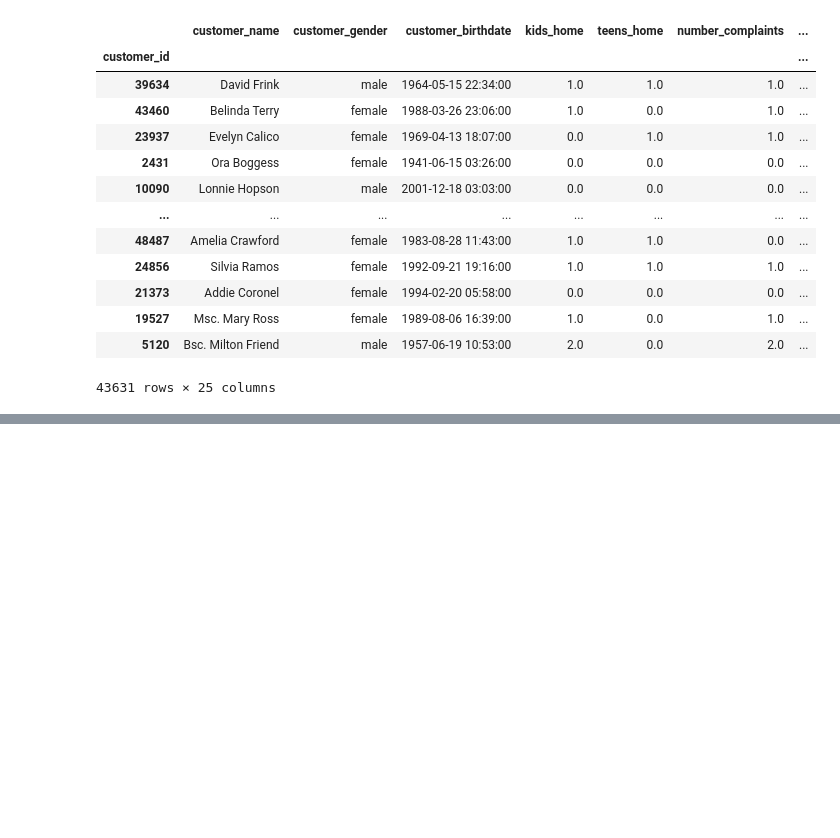
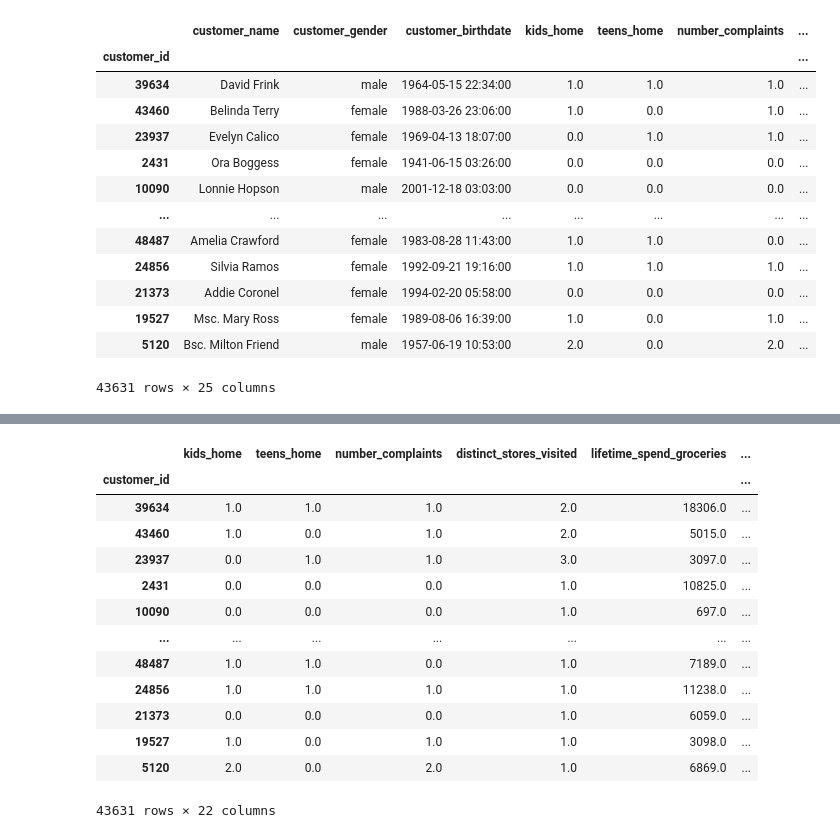
Before and after one commit to JoaoF7/Project-ML, a Jupyter notebook: Pre-processing.ipynb, the cells around one changed output, grey strips where cells are left out. Drawn from its saved outputs; the diff is of its cells as text; code cells hidden in the pictures; blank space fills up the shorter version.

```diff
--- a/Untitled-1.ipynb
+++ b/Pre-processing.ipynb
@@ -131,0 +145,2 @@ customer_info
+# %%
+customer_info["loyalty_card"] = customer_info["loyalty_card_number"].notnull().astype(int)
@@ -131,0 +163,4 @@ customer_info
+# %%
+customer_info = pd.get_dummies(customer_info, columns= ["customer_gender"], drop_first= True)
+# %%
+customer_info["customer_gender_male"] = customer_info["customer_gender_male"].apply(lambda x: 1 if x == True else 0)
@@ -131,0 +183,19 @@ customer_info
+# %%
+customers = customer_info.drop(columns = ["customer_name", "customer_birthdate", "loyalty_card_number"])
+# %%
+customers
+# %% [output]
+|  | kids_home | teens_home | number_complaints | distinct_stores_visited | lifetime_spend_groceries | ... |
+| customer_id |  |  |  |  |  | ... |
+| 39634 | 1.0 | 1.0 | 1.0 | 2.0 | 18306.0 | ... |
+| 43460 | 1.0 | 0.0 | 1.0 | 2.0 | 5015.0 | ... |
+| 23937 | 0.0 | 1.0 | 1.0 | 3.0 | 3097.0 | ... |
+| 2431 | 0.0 | 0.0 | 0.0 | 1.0 | 10825.0 | ... |
+| 10090 | 0.0 | 0.0 | 0.0 | 1.0 | 697.0 | ... |
+| ... | ... | ... | ... | ... | ... | ... |
+| 48487 | 1.0 | 1.0 | 0.0 | 1.0 | 7189.0 | ... |
+| 24856 | 1.0 | 1.0 | 1.0 | 1.0 | 11238.0 | ... |
+| 21373 | 0.0 | 0.0 | 0.0 | 1.0 | 6059.0 | ... |
+| 19527 | 1.0 | 0.0 | 1.0 | 1.0 | 3098.0 | ... |
+| 5120 | 2.0 | 0.0 | 2.0 | 1.0 | 6869.0 | ... |
+43631 rows × 22 columns
```
Also changed, not shown: parts of 5 cells of this notebook.
